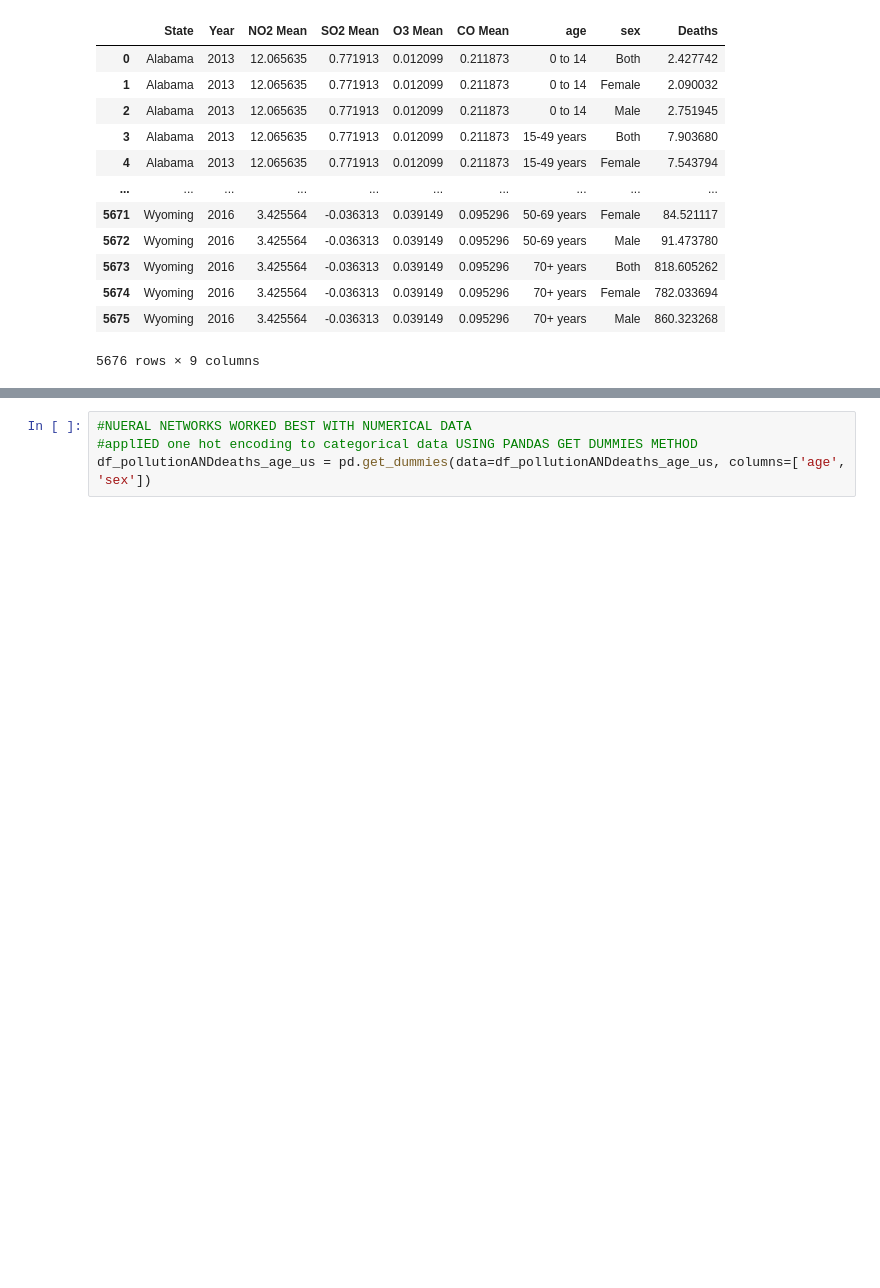
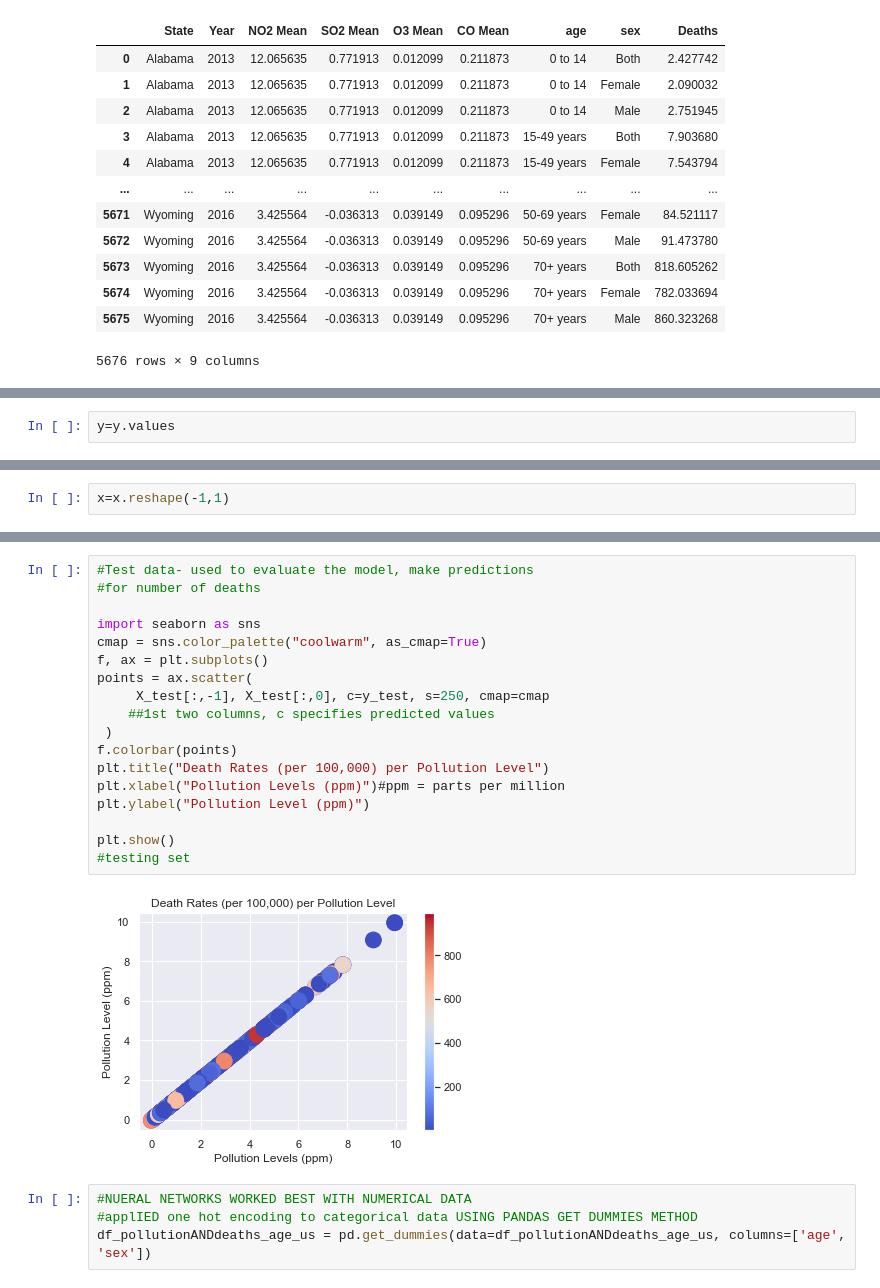
Before and after one commit to DanielD1988/DataScienceProject4thYear, a Jupyter notebook: Final Report.ipynb, the cells around one changed output, grey strips where cells are left out. Cells and saved outputs as stored; diff of their text form; blank space fills up the shorter version.

```diff
--- a/Final Report.ipynb
+++ b/Final Report.ipynb
@@ -432,0 +598,2 @@ df_pollutionANDdeaths_age_us
+# %%
+y=y.values
@@ -432,0 +632,2 @@ df_pollutionANDdeaths_age_us
+# %%
+x=x.reshape(-1,1)
@@ -433,3 +696,23 @@ df_pollutionANDdeaths_age_us
+# %%
+#Test data- used to evaluate the model, make predictions
+#for number of deaths
+
+import seaborn as sns
+cmap = sns.color_palette("coolwarm", as_cmap=True)
+f, ax = plt.subplots()
+points = ax.scatter(
+     X_test[:,-1], X_test[:,0], c=y_test, s=250, cmap=cmap
+    ##1st two columns, c specifies predicted values
+ )
+f.colorbar(points)
+plt.title("Death Rates (per 100,000) per Pollution Level")
+plt.xlabel("Pollution Levels (ppm)")#ppm = parts per million
+plt.ylabel("Pollution Level (ppm)")
+
+plt.show()
+#testing set
+# %% [output]
+[figure, added]
 # %%
 #NUERAL NETWORKS WORKED BEST WITH NUMERICAL DATA
 #applIED one hot encoding to categorical data USING PANDAS GET DUMMIES METHOD
```
Also changed, not shown: parts of 132 cells of this notebook.
